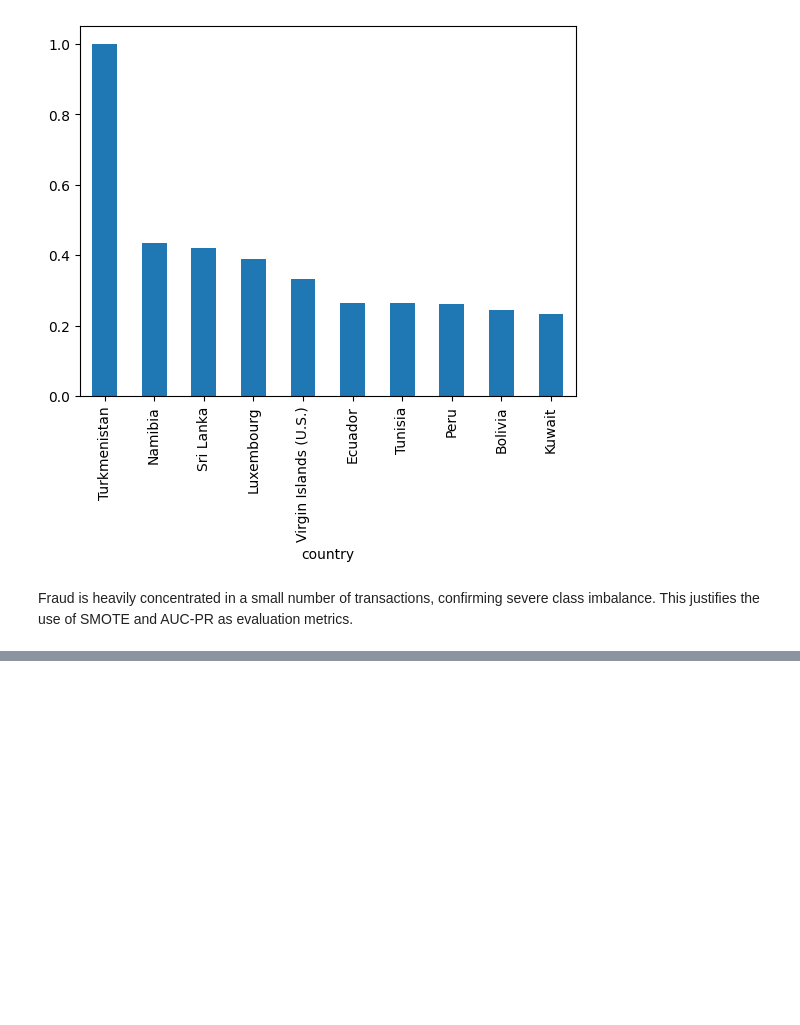
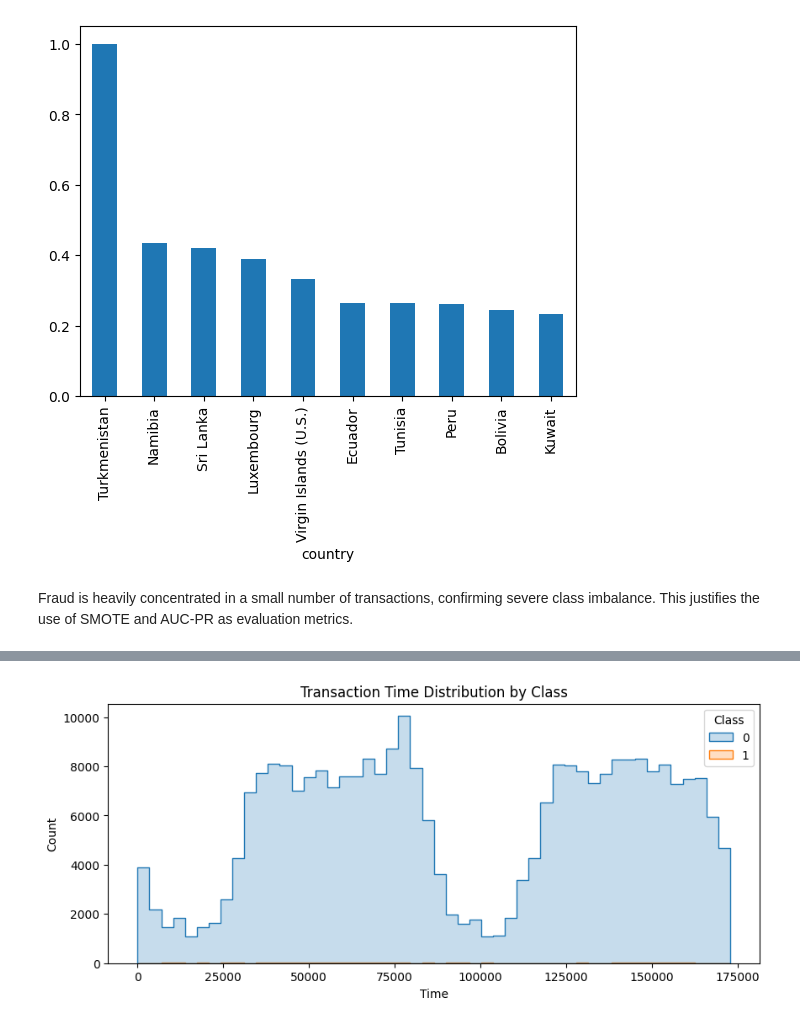
Before and after one commit to redietwogayehu/fraud-detection, a Jupyter notebook: notebooks/eda-fraud-data.ipynb, the cells around one changed output, grey strips where cells are left out. Drawn from its saved outputs; the diff is of its cells as text; code cells hidden in the pictures; blank space fills up the shorter version.

```diff
--- a/notebooks/eda-fraud-data.ipynb
+++ b/notebooks/eda-fraud-data.ipynb
@@ -276,0 +296,7 @@ Fraud is heavily concentrated in a small number of transactions, confirming seve
+# %%
+plt.figure(figsize=(10,4))
+sns.histplot(data=creditcard, x="Time", hue="Class", bins=50, element="step")
+plt.title("Transaction Time Distribution by Class")
+plt.show()
+# %% [output]
+[figure, added]
```
Also changed, not shown: parts of 2 cells of this notebook, 4 other files.
